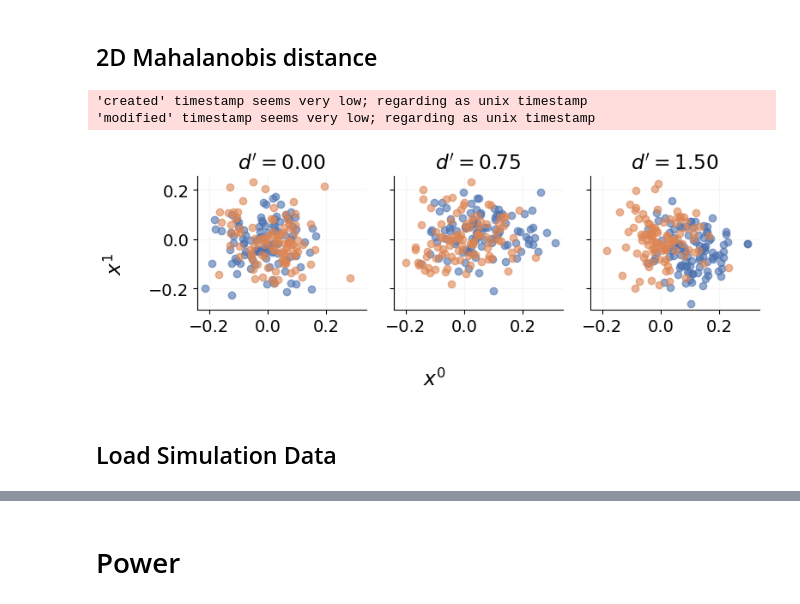
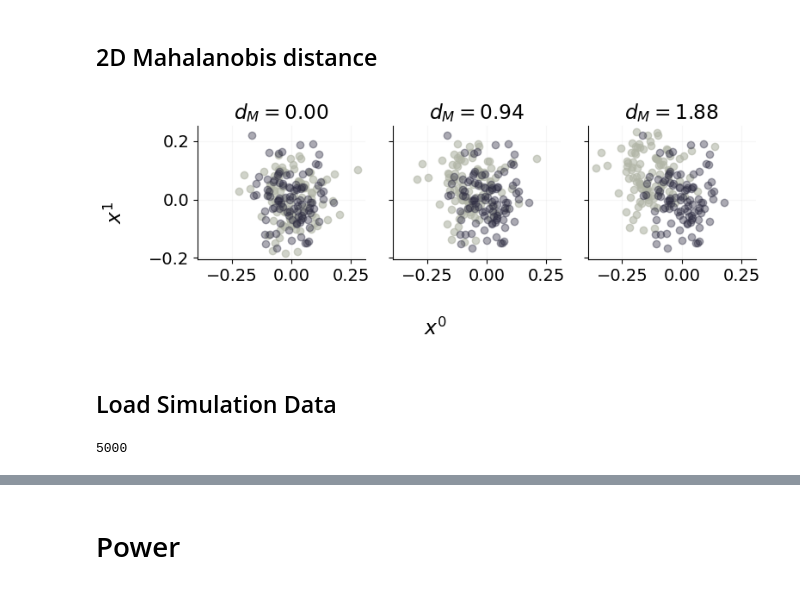
Before and after one commit to jrudoler/permutation-tests, a Jupyter notebook: data_viz.ipynb, the cells around one changed output, grey strips where cells are left out. Cells and saved outputs as stored; diff of their text form; code cells hidden in the pictures.

```diff
--- a/data_viz.ipynb
+++ b/data_viz.ipynb
@@ -13,6 +13,13 @@ plt.rcParams["axes.labelsize"] = 16
 
 import seaborn as sns
 sns.set_palette("deep")
+import json
+
+wharton_colors = json.load(open("wharton-colors-distinct.json", "r"))
+wharton_pal = sns.color_palette(wharton_colors.values())
+sns.set_palette(wharton_pal)
+# set matplotlib color cycle
+plt.rcParams['axes.prop_cycle'] = plt.cycler(color=wharton_pal)
 
 import numpy as np
 import pandas as pd
@@ -31,19 +38,17 @@ maha_values = np.linspace(0., 1.5, 5)
 # %%
 fig, ax = plt.subplots(1, 3, figsize=(8, 3), sharey=True, sharex=True)
 ax = ax.ravel()
-for i, m in enumerate(np.linspace(0., 1.875, 6)[::2]):
-    X, y = random_data_gen(n_samples=200, n_feats=2, maha=m)
-    ax[i].scatter(X[y, 0], X[y, 1], alpha=.6)
-    ax[i].scatter(X[~y, 0], X[~y, 1], alpha=.6)
-    ax[i].set_title(f"$d'={m:.2f}$")
+for i, m in enumerate(np.linspace(0., 1.875, 3)):
+    X, y = random_data_gen(n_samples=200, n_feats=2, maha=m, seed=56)
+    ax[i].scatter(X[y, 0], X[y, 1], alpha=.6, color=wharton_pal[1])
+    ax[i].scatter(X[~y, 0], X[~y, 1], alpha=.4, color=wharton_pal[4])
+    ax[i].set_title(f"$d_M={m:.2f}$")
 fig.supxlabel(r"$x^0$")
 fig.supylabel(r"$x^1$")
 plt.tight_layout()
 plt.savefig("figures/2D_maha_viz.pdf", bbox_inches="tight")
 # %% [output]
-'created' timestamp seems very low; regarding as unix timestamp
-'modified' timestamp seems very low; regarding as unix timestamp
-[figure, old version]
+[figure, new version]
 # %% [markdown]
 ## Load Simulation Data
 # %%
@@ -90,3 +95,7 @@ for m in maha_values.round(2):
 ratio = ratio.reset_index(drop=True)
 ratio['positive'] = ratio['pval']<=.05
 ratio['param'] = ratio['param'].round(3)
+# %%
+sample.loc[1, "perm_scores"]
+# %% [output]
+5000
```
Also changed, not shown: parts of 10 cells of this notebook, 7 other files.
